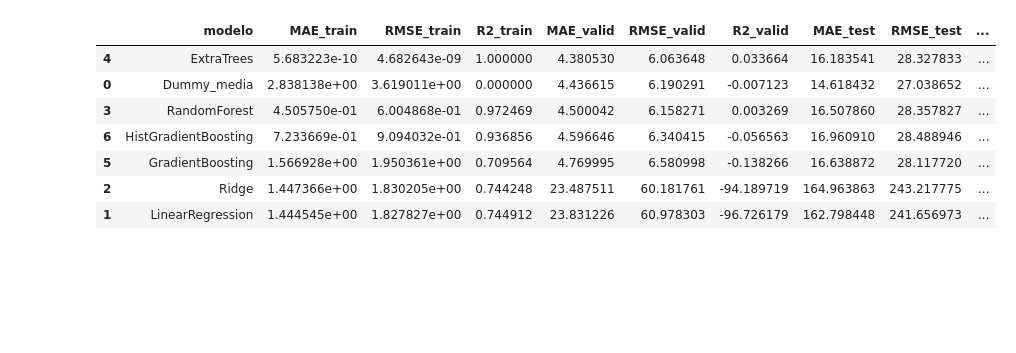
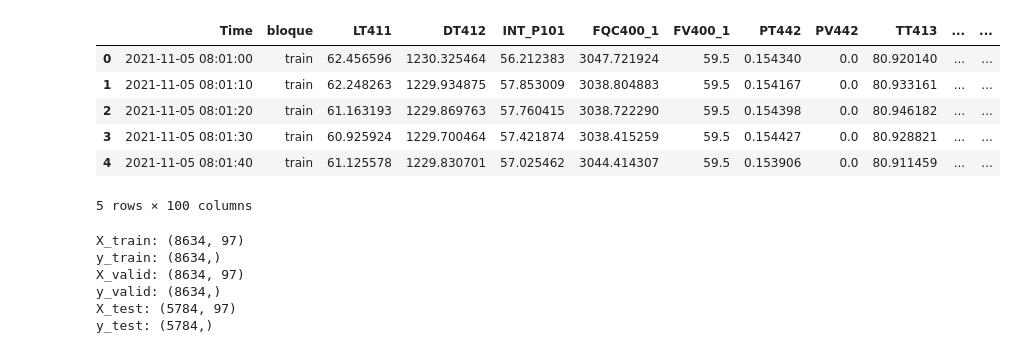
Before and after one commit to guaehtc-lang/ML-Sensor-Virtual-Inteligente, a Jupyter notebook: modelo_A_baseline.ipynb, the cells around one changed output. Saved outputs shown, nothing was run; the diff lists cells and outputs as text; code cells hidden in the pictures; blank space fills up the shorter version.

Commit message:
Commit model_A_baseline

```diff
--- a/modelo_A_baseline.ipynb
+++ b/modelo_A_baseline.ipynb
@@ -360,42 +0,0 @@ def calcular_metricas(y_real, y_pred):
-# %%
-resultados_modelos = []
-modelos_entrenados = {}
-
-for nombre, modelo in modelos.items():
-
-    modelo.fit(X_train, y_train)
-    modelos_entrenados[nombre] = modelo
-
-    pred_train = modelo.predict(X_train)
-    pred_valid = modelo.predict(X_valid)
-    pred_test = modelo.predict(X_test)
-
-    mae_train, rmse_train, r2_train = calcular_metricas(y_train, pred_train)
-    mae_valid, rmse_valid, r2_valid = calcular_metricas(y_valid, pred_valid)
-    mae_test, rmse_test, r2_test = calcular_metricas(y_test, pred_test)
-
-    resultados_modelos.append({
-        "modelo": nombre,
-        "MAE_train": mae_train,
-        "RMSE_train": rmse_train,
-        "R2_train": r2_train,
-        "MAE_valid": mae_valid,
-        "RMSE_valid": rmse_valid,
-        "R2_valid": r2_valid,
-        "MAE_test": mae_test,
-        "RMSE_test": rmse_test,
-        "R2_test": r2_test
-    })
-
-resultados_modelos = pd.DataFrame(resultados_modelos)
-
-resultados_modelos.sort_values("MAE_valid")
-# %% [output]
-|  | modelo | MAE_train | RMSE_train | R2_train | MAE_valid | RMSE_valid | R2_valid | MAE_test | RMSE_test | ... |
-| 4 | ExtraTrees | 5.683223e-10 | 4.682643e-09 | 1.000000 | 4.380530 | 6.063648 | 0.033664 | 16.183541 | 28.327833 | ... |
-| 0 | Dummy_media | 2.838138e+00 | 3.619011e+00 | 0.000000 | 4.436615 | 6.190291 | -0.007123 | 14.618432 | 27.038652 | ... |
-| 3 | RandomForest | 4.505750e-01 | 6.004868e-01 | 0.972469 | 4.500042 | 6.158271 | 0.003269 | 16.507860 | 28.357827 | ... |
-| 6 | HistGradientBoosting | 7.233669e-01 | 9.094032e-01 | 0.936856 | 4.596646 | 6.340415 | -0.056563 | 16.960910 | 28.488946 | ... |
-| 5 | GradientBoosting | 1.566928e+00 | 1.950361e+00 | 0.709564 | 4.769995 | 6.580998 | -0.138266 | 16.638872 | 28.117720 | ... |
-| 2 | Ridge | 1.447366e+00 | 1.830205e+00 | 0.744248 | 23.487511 | 60.181761 | -94.189719 | 164.963863 | 243.217775 | ... |
-| 1 | LinearRegression | 1.444545e+00 | 1.827827e+00 | 0.744912 | 23.831226 | 60.978303 | -96.726179 | 162.798448 | 241.656973 | ... |
@@ -401,0 +5,16 @@ resultados_modelos.sort_values("MAE_valid")
+# %%
+# Cargamos el dataset preparado para el Modelo A
+
+df = pd.read_csv("data_limpio/features_modelo_A.csv")
+
+df["Time"] = pd.to_datetime(df["Time"])
+
+df.head()
+# %% [output]
+|  | Time | bloque | LT411 | DT412 | INT_P101 | FQC400_1 | FV400_1 | PT442 | PV442 | TT413 | ... | ... |
+| 0 | 2021-11-05 08:01:00 | train | 62.456596 | 1230.325464 | 56.212383 | 3047.721924 | 59.5 | 0.154340 | 0.0 | 80.920140 | ... | ... |
+| 1 | 2021-11-05 08:01:10 | train | 62.248263 | 1229.934875 | 57.853009 | 3038.804883 | 59.5 | 0.154167 | 0.0 | 80.933161 | ... | ... |
+| 2 | 2021-11-05 08:01:20 | train | 61.163193 | 1229.869763 | 57.760415 | 3038.722290 | 59.5 | 0.154398 | 0.0 | 80.946182 | ... | ... |
+| 3 | 2021-11-05 08:01:30 | train | 60.925924 | 1229.700464 | 57.421874 | 3038.415259 | 59.5 | 0.154427 | 0.0 | 80.928821 | ... | ... |
+| 4 | 2021-11-05 08:01:40 | train | 61.125578 | 1229.830701 | 57.025462 | 3044.414307 | 59.5 | 0.153906 | 0.0 | 80.911459 | ... | ... |
+5 rows × 100 columns
@@ -401,0 +42,18 @@ resultados_modelos.sort_values("MAE_valid")
+# %%
+# Revisamos tamaños de X e y
+
+print("X_train:", X_train.shape)
+print("y_train:", y_train.shape)
+
+print("X_valid:", X_valid.shape)
+print("y_valid:", y_valid.shape)
+
+print("X_test:", X_test.shape)
+print("y_test:", y_test.shape)
+# %% [output]
+X_train: (8634, 97)
+y_train: (8634,)
+X_valid: (8634, 97)
+y_valid: (8634,)
+X_test: (5784, 97)
+y_test: (5784,)
```
Also changed, not shown: parts of 46 cells of this notebook.
